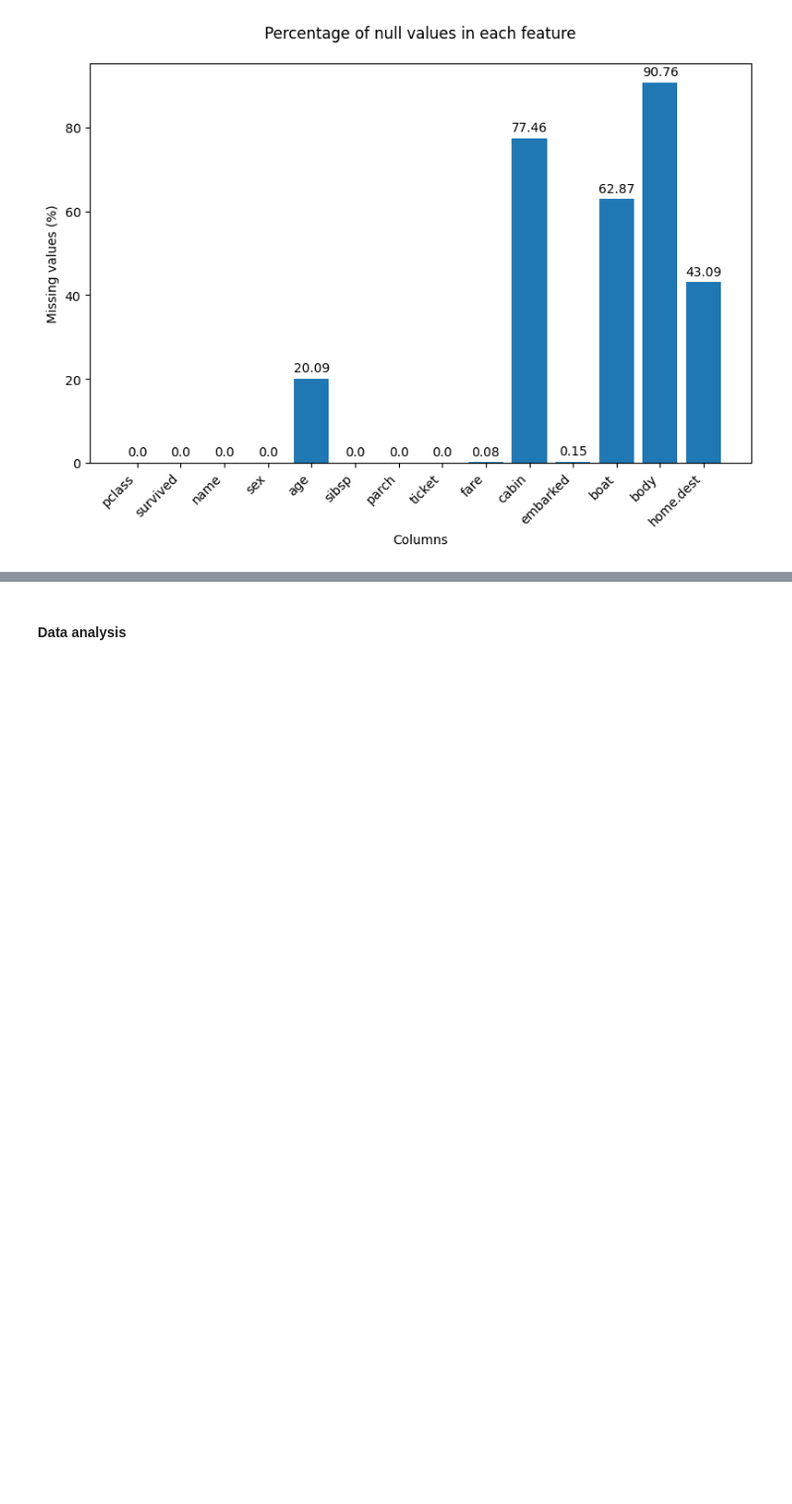
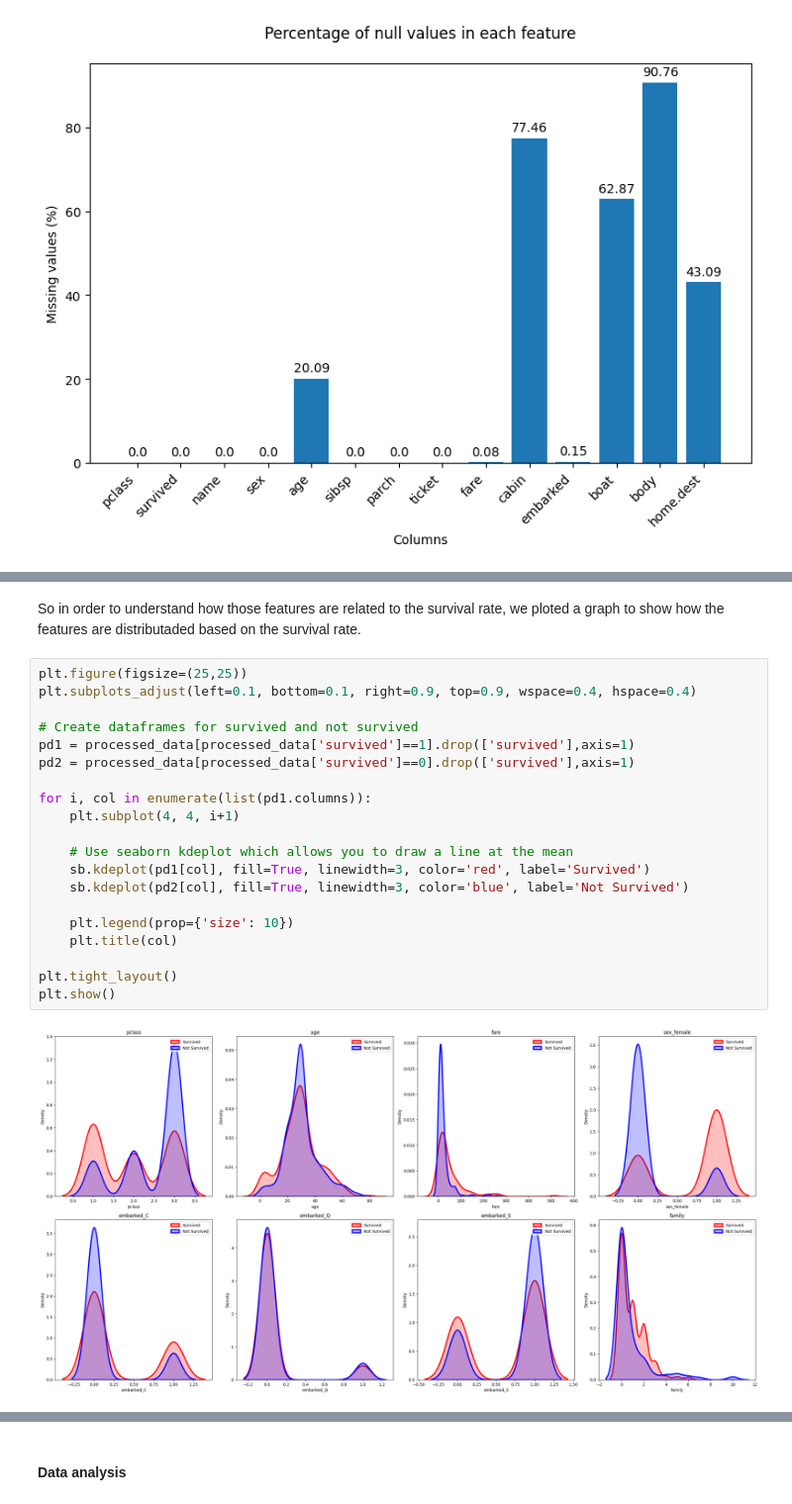
Before and after one commit to antoniooazevedo/titanic-dataset-analysis, a Jupyter notebook: analysis.ipynb, the cells around one changed output, grey strips where cells are left out. Shown at 99% size. Drawn from its saved outputs; the diff is of its cells as text; blank space fills up the shorter version.

```diff
--- a/analysis.ipynb
+++ b/analysis.ipynb
@@ -124,0 +138,24 @@ memory usage: 67.9 KB
+# %% [markdown]
+So in order to understand how those features are related to the survival rate, we ploted a graph to show how the features are distributaded based on the survival rate.
+# %%
+plt.figure(figsize=(25,25))
+plt.subplots_adjust(left=0.1, bottom=0.1, right=0.9, top=0.9, wspace=0.4, hspace=0.4)
+
+# Create dataframes for survived and not survived
+pd1 = processed_data[processed_data['survived']==1].drop(['survived'],axis=1)
+pd2 = processed_data[processed_data['survived']==0].drop(['survived'],axis=1)
+
+for i, col in enumerate(list(pd1.columns)):
+    plt.subplot(4, 4, i+1)
+
+    # Use seaborn kdeplot which allows you to draw a line at the mean
+    sb.kdeplot(pd1[col], fill=True, linewidth=3, color='red', label='Survived')
+    sb.kdeplot(pd2[col], fill=True, linewidth=3, color='blue', label='Not Survived')
+
+    plt.legend(prop={'size': 10})
+    plt.title(col)
+
+plt.tight_layout()
+plt.show()
+# %% [output]
+[figure, added]
```
Also changed, not shown: parts of 28 cells of this notebook.
